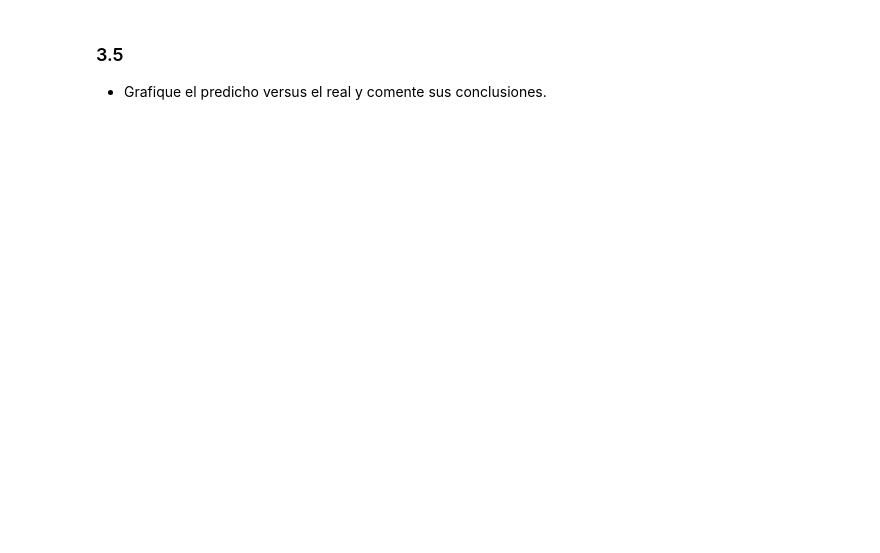
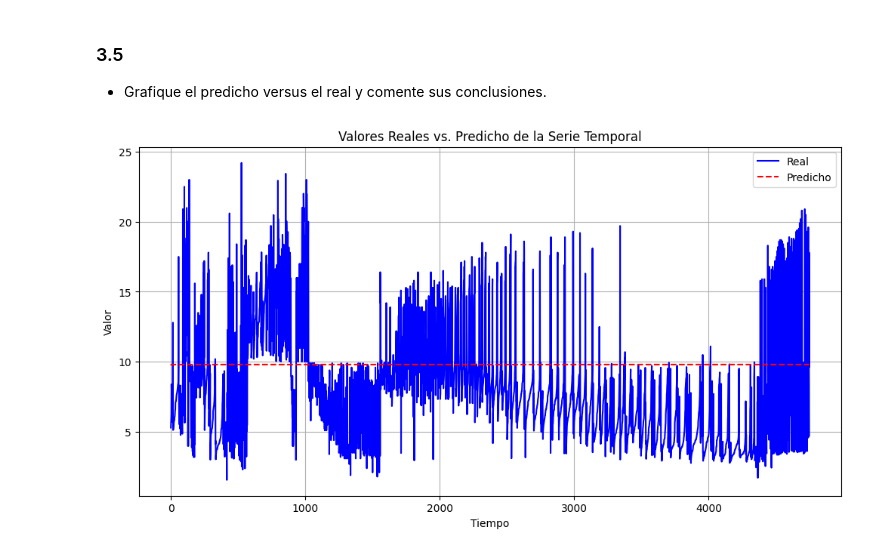
Before and after one commit to JeanPaulRF/Trabajos-IA, a Jupyter notebook: TP1/2023-2-Trabajo Practico_1.ipynb, the cells around one changed output. Saved outputs shown, nothing was run; the diff lists cells and outputs as text; code cells hidden in the pictures; blank space fills up the shorter version.

```diff
--- a/TP1/2023-2-Trabajo Practico_1.ipynb
+++ b/TP1/2023-2-Trabajo Practico_1.ipynb
@@ -360,3 +407,52 @@ plt.show()
 ### 3.5
 
 - Grafique el predicho versus el real y comente sus conclusiones.
+# %%
+import pandas as pd
+import matplotlib.pyplot as plt
+from statsmodels.tsa.arima.model import ARIMA
+import numpy as np
+
+# Cargar el archivo CSV
+series = pd.read_csv('TS_d_3.csv', header=0, parse_dates=[0])
+
+# Extraer la columna de la serie temporal
+serie_temporal = series['temperatura']
+
+# Ajustar un modelo ARIMA a los datos de entrenamiento
+p, d, q = 1, 1, 1  # Ajusta estos hiperparámetros según tus datos
+model = ARIMA(serie_temporal, order=(p, d, q))
+model_fit = model.fit()
+
+# Pronosticar valores en el conjunto de prueba
+forecast = model_fit.forecast(steps=len(serie_temporal))
+
+# Configurar el tamaño de la figura
+plt.figure(figsize=(12, 6))
+
+# Trazar los valores reales versus los pronósticos
+plt.plot(np.arange(len(serie_temporal)), serie_temporal, label='Real', color='blue')
+plt.plot(np.arange(len(serie_temporal)), forecast, label='Predicho', linestyle='--', color='red')
+
+plt.title('Valores Reales vs. Predicho de la Serie Temporal')
+plt.xlabel('Tiempo')
+plt.ylabel('Valor')
+plt.legend()
+plt.grid(True)
+
+# Mostrar el gráfico
+plt.show()
+
+'''
+El análisis del gráfico de valores reales versus pronósticos de la serie temporal sugiere que
+el modelo ARIMA utilizado muestra limitaciones en cuanto a su precisión. Se observan
+discrepancias notables entre las líneas de valores reales y pronósticos, indicando una baja
+precisión en las predicciones. Además, se detectan cambios abruptos en varias ocasiones, lo
+que sugiere que el modelo no pudo anticipar eventos inesperados o cambios bruscos en los datos.
+Por último, pequeñas fluctuaciones alrededor de las líneas de pronóstico revelan la presencia
+de ruido en los datos que el modelo no pudo eliminar por completo. Estos hallazgos indican la
+necesidad de revisar y mejorar el modelo ARIMA o considerar enfoques alternativos para lograr
+predicciones más precisas en esta serie temporal.
+'''
+# %% [output]
+[figure, added]
```
Also changed, not shown: parts of 3 cells of this notebook.
